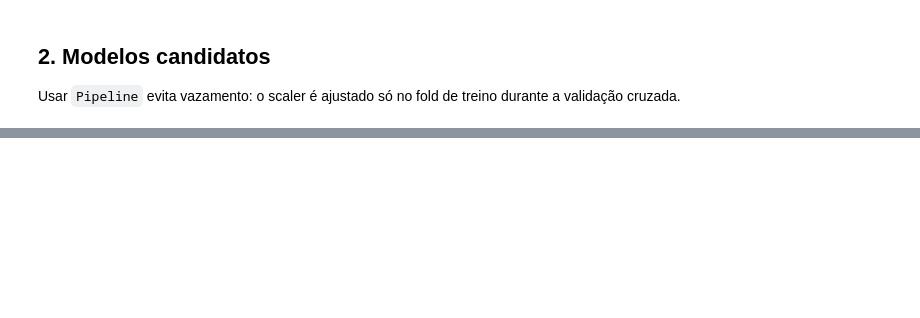
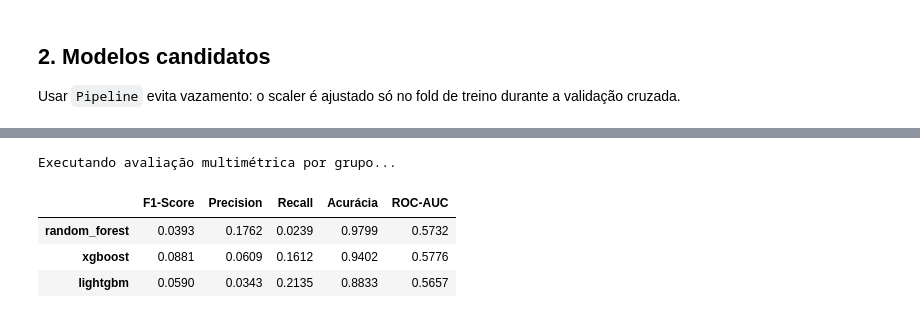
Before and after one commit to Ginkno/postech-tech-challenge-fase2-grupo1-12dtat, a Jupyter notebook: notebooks/03_modelagem.ipynb, the cells around one changed output, grey strips where cells are left out. Cells and saved outputs as stored; diff of their text form; code cells hidden in the pictures; blank space fills up the shorter version.

```diff
--- a/notebooks/03_modelagem.ipynb
+++ b/notebooks/03_modelagem.ipynb
@@ -381,0 +257,45 @@ Modelo Random Forest salvo em: ../results/models/best_rf_model.joblib
+# %%
+from sklearn.model_selection import cross_validate
+import pandas as pd
+
+# Dicionário para guardar o compilado de métricas de todos os modelos
+metricas_cv = {}
+
+print("Executando avaliação multimétrica por grupo...\n")
+
+for nome, pipeline in modelos_melhorados.items():
+    # cross_validate nos permite avaliar múltiplas métricas simultaneamente em cada fold
+    scores_multi = cross_validate(
+        pipeline,
+        X_train,
+        y_train,
+        groups=grupos_train,
+        cv=cv_group,
+        scoring={
+            'f1': 'f1',
+            'precision': 'precision',
+            'recall': 'recall',
+            'accuracy': 'accuracy',
+            'roc_auc': 'roc_auc'
+        },
+        n_jobs=-1
+    )
+
+    # Salvando a média e desvio padrão de cada métrica avaliada
+    metricas_cv[nome] = {
+        "F1-Score": scores_multi['test_f1'].mean(),
+        "Precision": scores_multi['test_precision'].mean(),
+        "Recall": scores_multi['test_recall'].mean(),
+        "Acurácia": scores_multi['test_accuracy'].mean(),
+        "ROC-AUC": scores_multi['test_roc_auc'].mean()
+    }
+
+# Convertendo os resultados em DataFrame para comparação direta
+df_comparacao_completa = pd.DataFrame(metricas_cv).T
+display(df_comparacao_completa.round(4))
+# %% [output]
+Executando avaliação multimétrica por grupo...
+|  | F1-Score | Precision | Recall | Acurácia | ROC-AUC |
+| random_forest | 0.0393 | 0.1762 | 0.0239 | 0.9799 | 0.5732 |
+| xgboost | 0.0881 | 0.0609 | 0.1612 | 0.9402 | 0.5776 |
+| lightgbm | 0.0590 | 0.0343 | 0.2135 | 0.8833 | 0.5657 |
```
Also changed, not shown: parts of 37 cells of this notebook.
